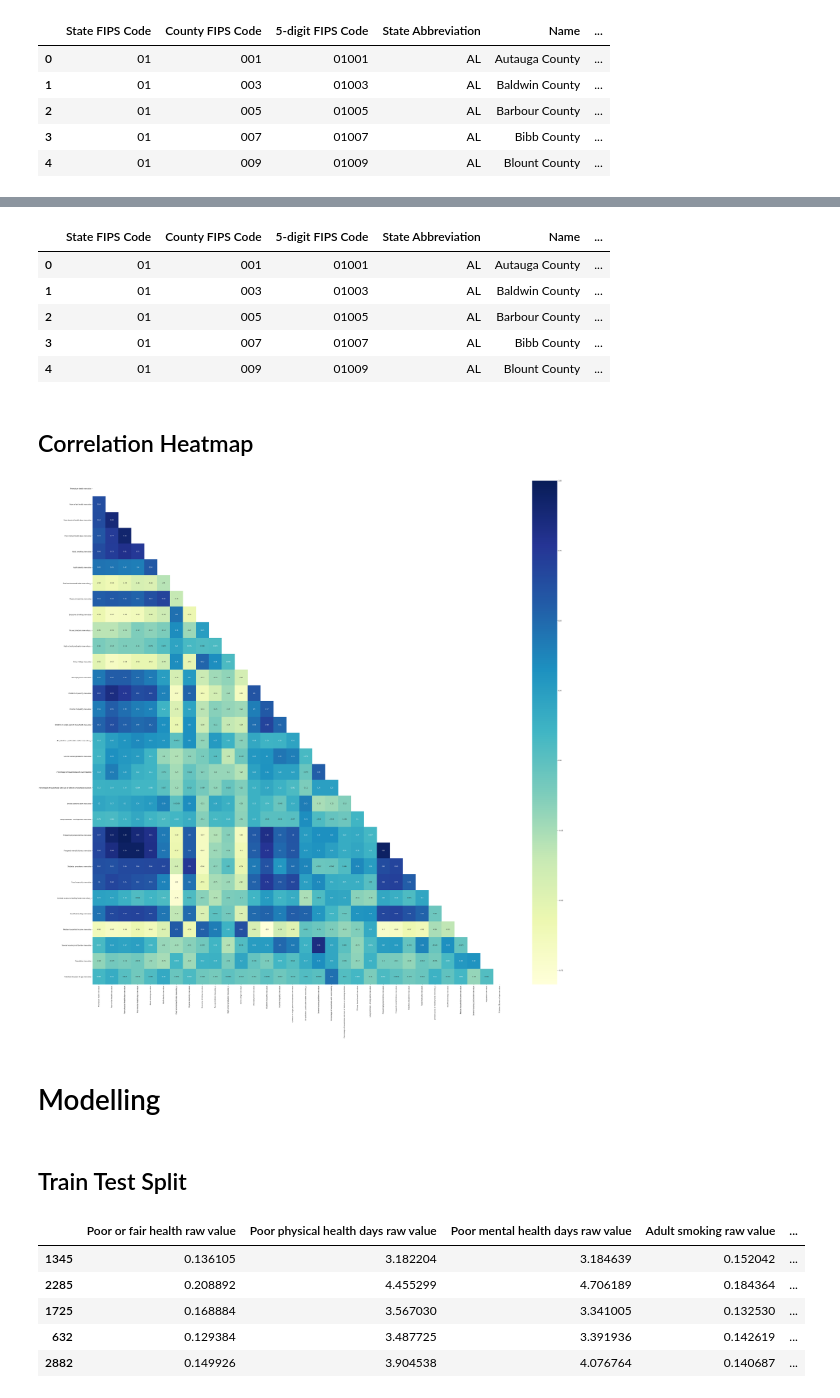
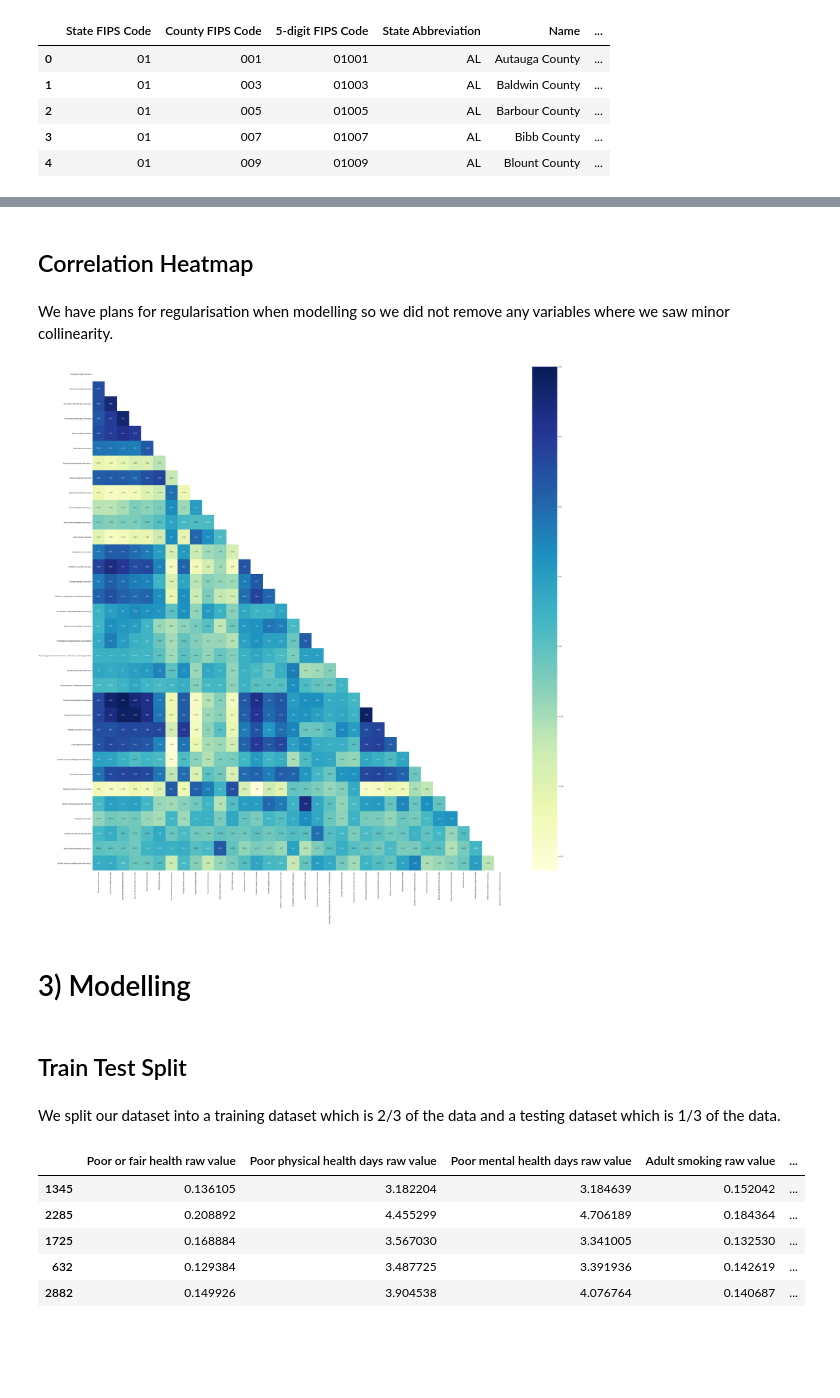
Before and after one commit to awesomeahi95/LaVie-Insurance, a Jupyter notebook: index.ipynb, the cells around one changed output, grey strips where cells are left out. Drawn from its saved outputs; the diff is of its cells as text; code cells hidden in the pictures; blank space fills up the shorter version.

```diff
--- a/index.ipynb
+++ b/index.ipynb
@@ -268,5 +290,3 @@ dtype: int64
 df_clean2.shape
 # %% [output]
 (3081, 45)
-# %%
-df_clean2 = df_clean2.drop("Ratio of population to dentists.", axis=1)
@@ -273,2 +295,5 @@ df_clean2 = df_clean2.drop("Ratio of population to dentists.", axis=1)
 # %%
-df_clean2 = df_clean2.drop(["Other primary care providers raw value","Ratio of population to primary care providers other than physicians."], axis=1)
+df_clean2.drop(["Ratio of population to dentists.","Other primary care providers raw value",
+                "Ratio of population to primary care providers other than physicians.",
+                "Life expectancy raw value","Premature age-adjusted mortality raw value",
+                "Alcohol-impaired driving deaths raw value"], axis=1,inplace=True)
@@ -396 +416,12 @@ df_clean4 = df_clean3.drop(["Life expectancy raw value","Premature age-adjusted
+# %%
+df4 = df_clean3.dropna().groupby('State Abbreviation')[['Food environment index raw value','Flu vaccinations raw value',"Air pollution - particulate matter raw value", "High school graduation raw value",'Limited access to healthy foods raw value']].median()
+df4.reset_index(inplace=True)
+# %%
+df_clean4 = df_clean3.merge(df4, how = 'right', on = 'State Abbreviation')
+df_clean4['Food environment index raw value_x'].fillna(df_clean4['Food environment index raw value_y'], inplace = True)
+df_clean4['Flu vaccinations raw value_x'].fillna(df_clean4['Flu vaccinations raw value_y'], inplace = True)
+df_clean4['High school graduation raw value_x'].fillna(df_clean4['High school graduation raw value_y'], inplace = True)
+df_clean4['Limited access to healthy foods raw value_x'].fillna(df_clean4['Limited access to healthy foods raw value_y'], inplace = True)
+
+df_clean4.drop(df_clean4.columns[37:42], axis=1, inplace=True)
 # %%
@@ -427,27 +447,22 @@ df_clean5.drop(df_clean5.columns[37:42], axis=1, inplace=True)
-# %%
-df_clean5.head()
-# %% [output]
-|  | State FIPS Code | County FIPS Code | 5-digit FIPS Code | State Abbreviation | Name | ... |
-| 0 | 01 | 001 | 01001 | AL | Autauga County | ... |
-| 1 | 01 | 003 | 01003 | AL | Baldwin County | ... |
-| 2 | 01 | 005 | 01005 | AL | Barbour County | ... |
-| 3 | 01 | 007 | 01007 | AL | Bibb County | ... |
-| 4 | 01 | 009 | 01009 | AL | Blount County | ... |
 # %% [markdown]
 ## Correlation Heatmap
+# %% [markdown]
+We have plans for regularisation when modelling so we did not remove any variables where we saw minor collinearity.
 # %%
-corr = df_clean5.corr()
+corr = df_clean4.corr()
 mask = np.zeros_like(corr, dtype=np.bool)
 mask[np.triu_indices_from(mask)] = True
 
 plt.figure(figsize=(60,60))
 sns.heatmap(corr,annot=True, mask=mask,cmap="YlGnBu")
 plt.autoscale()
 plt.show()
 # %% [output]
-[figure, old version]
+[figure, new version]
 # %% [markdown]
-# Modelling
+# 3) Modelling
 # %% [markdown]
 ## Train Test Split
+# %% [markdown]
+We split our dataset into a training dataset which is 2/3 of the data and a testing dataset which is 1/3 of the data.
 # %%
```
Also changed, not shown: parts of 71 cells of this notebook.
